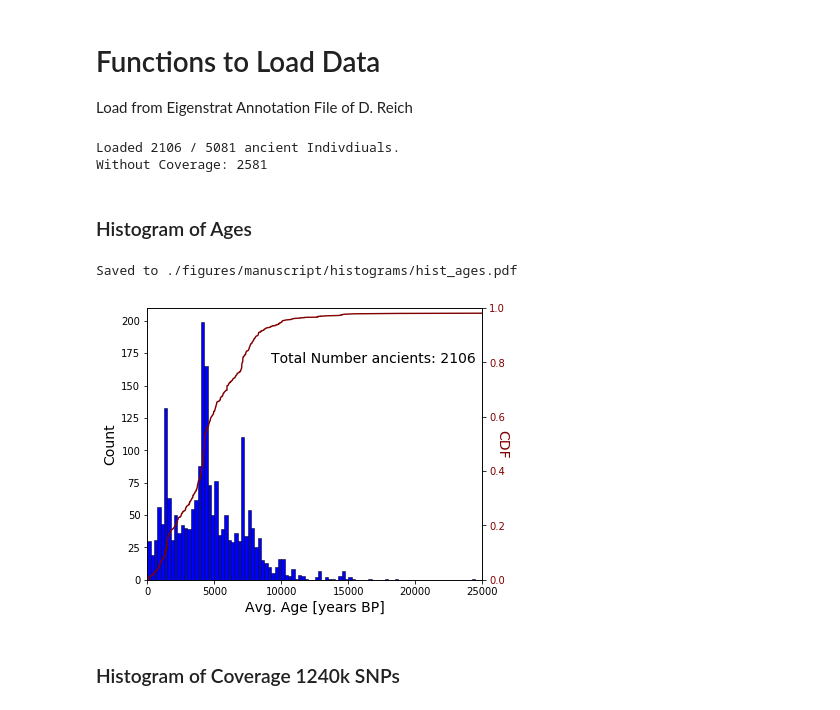
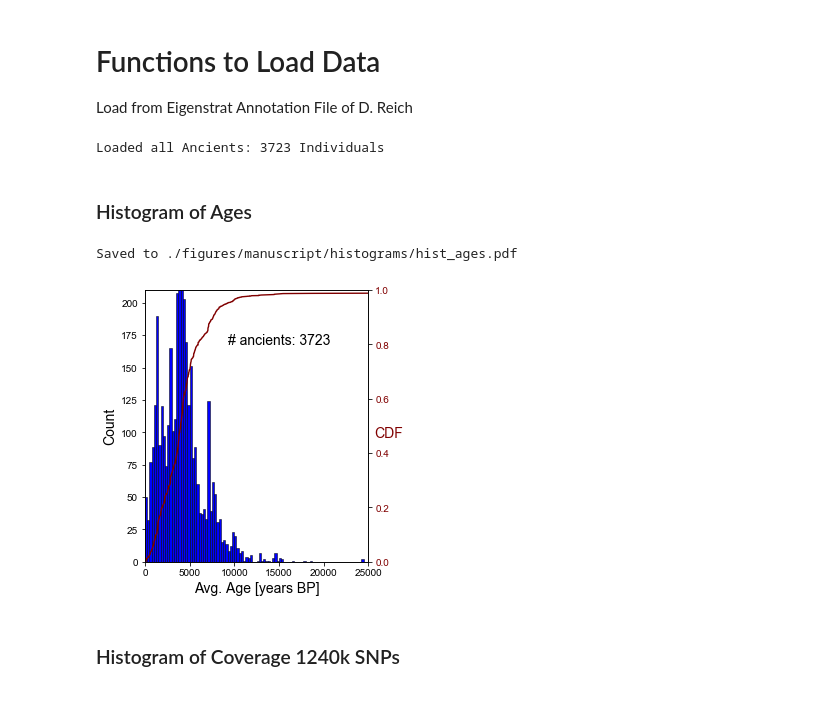
Before and after one commit to hringbauer/hapROH, a Jupyter notebook: Notebooks/Figures/VariousPaper/histogram_cov_ages.ipynb, the cells around one changed output. Cells and saved outputs as stored; diff of their text form; code cells hidden in the pictures.

Commit message:
Figure Updates Map

```diff
--- a/Notebooks/Figures/VariousPaper/histogram_cov_ages.ipynb
+++ b/Notebooks/Figures/VariousPaper/histogram_cov_ages.ipynb
@@ -98,10 +76,12 @@ def produce_meta_csv(df_anc, save_path = "./Data/ReichLabEigenstrat/Raw/meta.csv
 # %%
-df_anc = load_eigenstrat_anno(path = "./Data/ReichLabEigenstrat/Raw/v37.2.1240K.clean4.anno", anc_only=True)
-df_meta = produce_meta_csv(df_anc, save_path="")
+#df_anno = pd.read_csv("./Data/ReichLabEigenstrat/Raw/v37.2.1240K.clean4.anno", sep="\t", engine="python")
+#df_anc = load_eigenstrat_anno(path = "./Data/ReichLabEigenstrat/Raw/meta.v42.csv", anc_only=True, sep="\t")
+df_anc = pd.read_csv("./Data/ReichLabEigenstrat/Raw/meta.v42.csv")
+#df_meta = produce_meta_csv(df_anc, save_path="")
 #path = "./Data/ReichLabEigenstrat/Raw/meta.csv"
+print(f"Loaded all Ancients: {len(df_anc)} Individuals")
 # %% [output]
-Loaded 2106 / 5081 ancient Indivdiuals.
-Without Coverage: 2581
+Loaded all Ancients: 3723 Individuals
 # %% [markdown]
 ### Histogram of Ages
 # %%
@@ -131,7 +111,7 @@ def hist_ages(df_meta, ax=0, fs=14, lim=[0,3.5e4], bin_step=250, figsize=(6,4),
     ax.set_ylabel("Count", fontsize=fs)
     if text:
         ax.text(x=0.37, y=0.8,
-                s=f"Total Number ancients: {len(df_anc)}", transform=ax.transAxes, fontsize=fs)
+                s=f"# ancients: {len(df_anc)}", transform=ax.transAxes, fontsize=fs)
 
     ax2 = ax.twinx()
     ax2.plot(x_cdf, y_cdf, c=c2, lw=1.4)
@@ -148,11 +128,11 @@ def hist_ages(df_meta, ax=0, fs=14, lim=[0,3.5e4], bin_step=250, figsize=(6,4),
         ax.set_xlabel("")
         ax.set_xticks([])
 # %%
-hist_ages(df_meta, figsize=(6,5), ec="k", c="blue", lw=0.5, ylim=[0,210],
+hist_ages(df_anc, figsize=(4,5), ec="k", c="blue", lw=0.5, ylim=[0,210],
           lim=[0,2.5e4], savepath="./figures/manuscript/histograms/hist_ages.pdf")
 # %% [output]
 Saved to ./figures/manuscript/histograms/hist_ages.pdf
-[figure, old version]
+[figure, new version]
 # %% [markdown]
 ### Histogram of Coverage 1240k SNPs
 # %%
```
Also changed, not shown: parts of 6 cells of this notebook, 8 other files.
